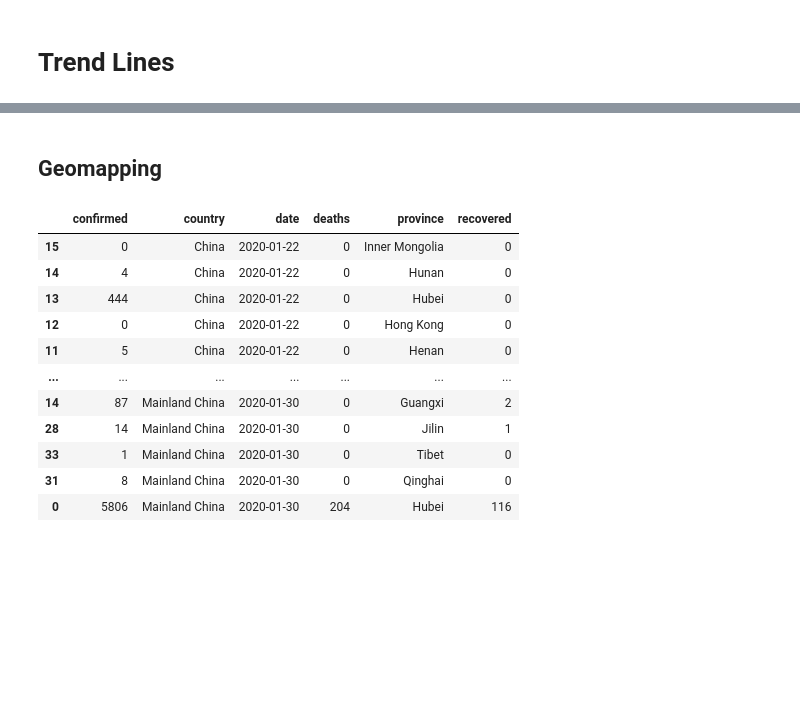
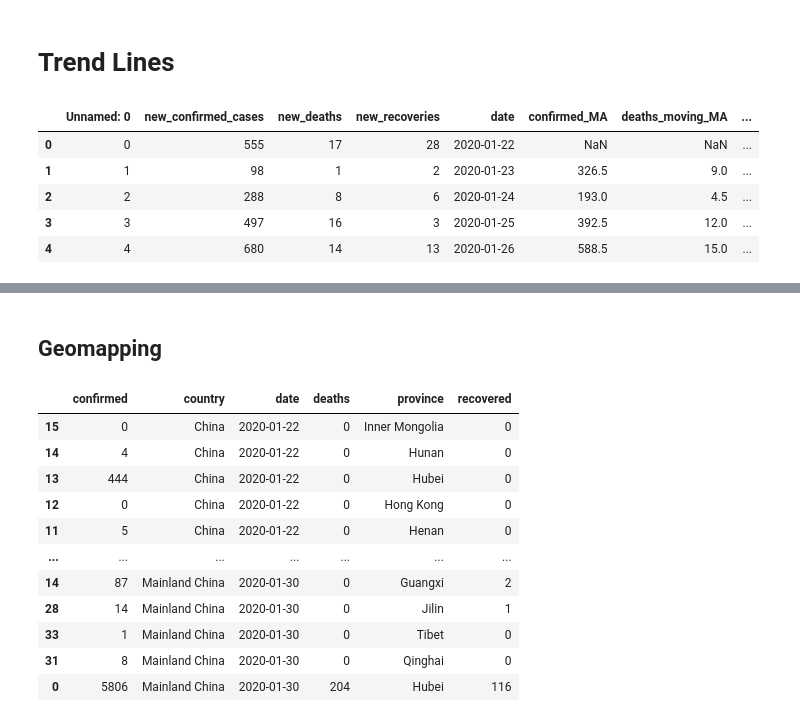
Before and after one commit to AaronWard/covidify, a Jupyter notebook: notebooks/data_exploration.ipynb, the cells around one changed output, grey strips where cells are left out. Saved outputs shown, nothing was run; the diff lists cells and outputs as text; code cells hidden in the pictures; blank space fills up the shorter version.

```diff
--- a/notebooks/data_exploration.ipynb
+++ b/notebooks/data_exploration.ipynb
@@ -72,3 +80,12 @@ def create_stacked_bar(tmp_df, col1, col2, fig_title):
                                   title=fig_title);
     fig = ax.get_figure()
     fig.savefig(os.path.join(image_dir, '{}_stacked_bar.jpg'.format(col2)))
+# %%
+daily_df.head()
+# %% [output]
+|  | Unnamed: 0 | new_confirmed_cases | new_deaths | new_recoveries | date | confirmed_MA | deaths_moving_MA | ... |
+| 0 | 0 | 555 | 17 | 28 | 2020-01-22 | NaN | NaN | ... |
+| 1 | 1 | 98 | 1 | 2 | 2020-01-23 | 326.5 | 9.0 | ... |
+| 2 | 2 | 288 | 8 | 6 | 2020-01-24 | 193.0 | 4.5 | ... |
+| 3 | 3 | 497 | 16 | 3 | 2020-01-25 | 392.5 | 12.0 | ... |
+| 4 | 4 | 680 | 14 | 13 | 2020-01-26 | 588.5 | 15.0 | ... |
```
Also changed, not shown: parts of 10 cells of this notebook, 3 other files.
